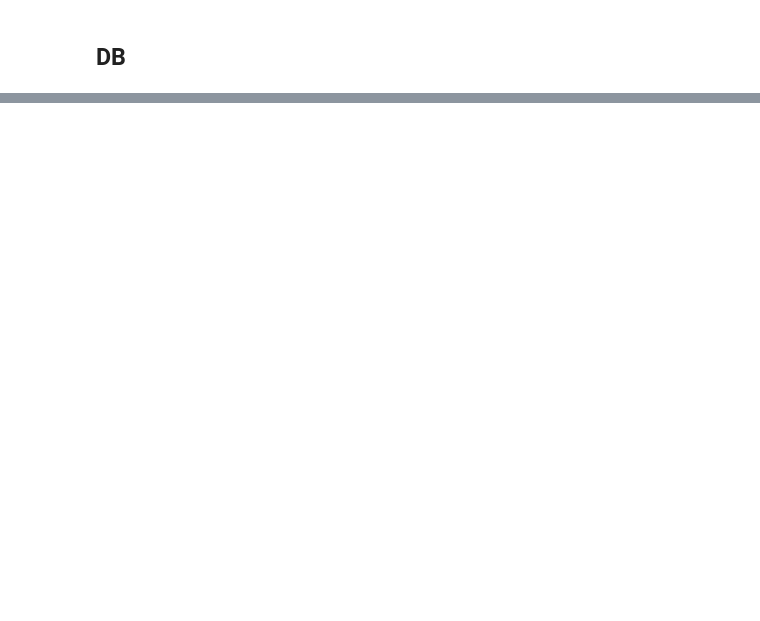
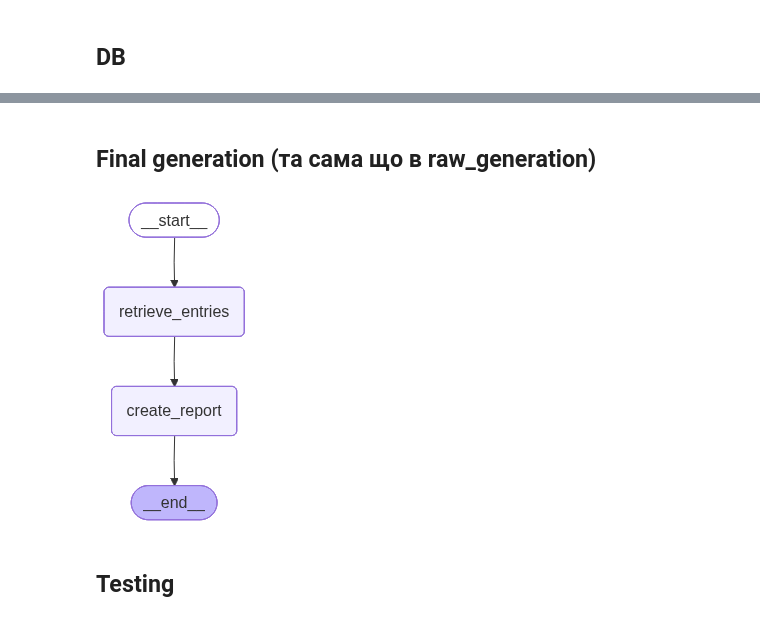
Before and after one commit to AliinaStar/bkr, a Jupyter notebook: packages/backend/notebooks/experiments/baseline_rag.ipynb, the cells around one changed output, grey strips where cells are left out. Drawn from its saved outputs; the diff is of its cells as text; code cells hidden in the pictures; blank space fills up the shorter version.

Commit message:
feat: changed embedding model and create baseline pipeline

```diff
--- a/packages/backend/notebooks/experiments/baseline_rag.ipynb
+++ b/packages/backend/notebooks/experiments/baseline_rag.ipynb
@@ -44,21 +37,0 @@ data = data['entries']
-# %%
-class DateDict(TypedDict, total=False):
-    month: int | None
-    year: int
-    week: int | None
-
-class SummarizingDict(TypedDict, total=False):
-    summary_context: list[dict[str, list]] # [name : [notes]]
-    summary: list[str] # summaries for each goal
-
-class RetrievalDict(TypedDict, total=False):
-    context: list[str]
-    final_context: list[str]
-
-class ReportState(MessagesState, total=False):
-    period: Literal['week', 'month', 'year']
-    date: DateDict
-    data: dict
-    summarizing: SummarizingDict
-    retrieval: RetrievalDict
-    final_report: str
@@ -289,9 +75,0 @@ display_graph(report_pipeline)
-# %%
-report = report_pipeline.invoke({
-    "period": "month",
-    "date": {
-        "month": 12,
-        "year": 2025
-    },
-    "data": data
-})
@@ -317,0 +469,2 @@ print(report['final_report'])
+# %% [markdown]
+## Final generation (та сама що в raw_generation)
@@ -317,0 +568,16 @@ print(report['final_report'])
+# %%
+graph = StateGraph(ReportState)
+graph.add_node('retrieve_entries', retrieve_entries)
+graph.add_node('create_report', create_report)
+
+graph.set_entry_point('retrieve_entries')
+graph.add_edge('retrieve_entries', 'create_report')
+graph.add_edge('create_report', END)
+
+app = graph.compile()
+# %%
+display_graph(app)
+# %% [output]
+[figure, added]
+# %% [markdown]
+## Testing
```
Also changed, not shown: parts of 35 cells of this notebook, 14 other files.
